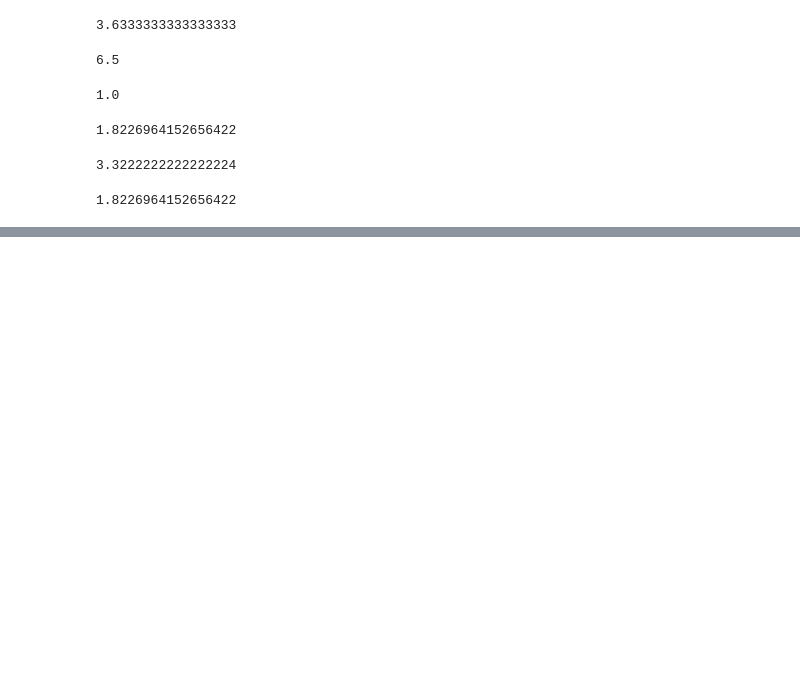
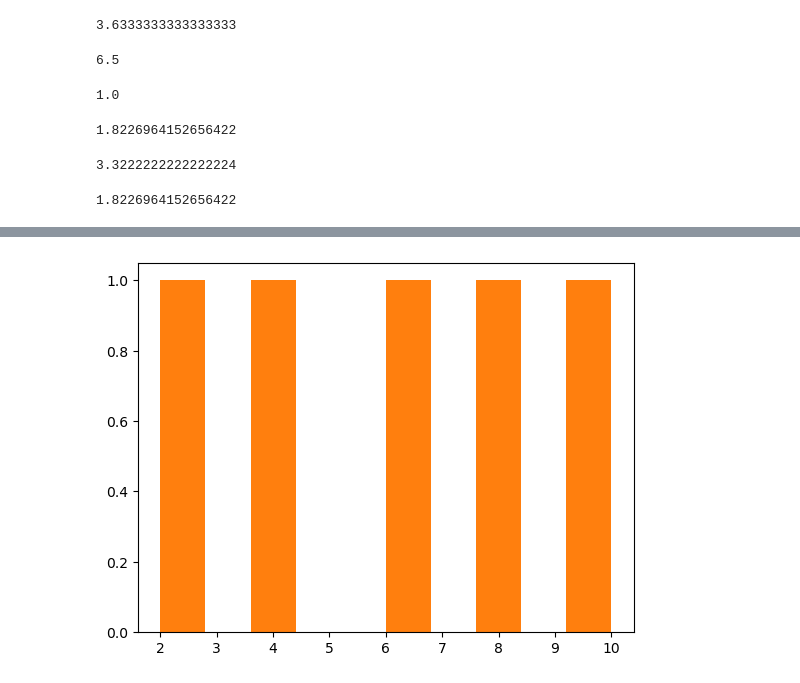
Before and after one commit to kunzaka001/learnML, a Jupyter notebook: numpy prac/introduction to numpy.ipynb, the cells around one changed output, grey strips where cells are left out. Drawn from its saved outputs; the diff is of its cells as text; code cells hidden in the pictures; blank space fills up the shorter version.

```diff
--- a/numpy prac/introduction to numpy.ipynb
+++ b/numpy prac/introduction to numpy.ipynb
@@ -508,0 +532,5 @@ np.sqrt(np.var(a2))
+# %%
+plt.hist(low_var_array)
+plt.show()
+# %% [output]
+[figure, added]
```
Also changed, not shown: parts of 5 cells of this notebook.
